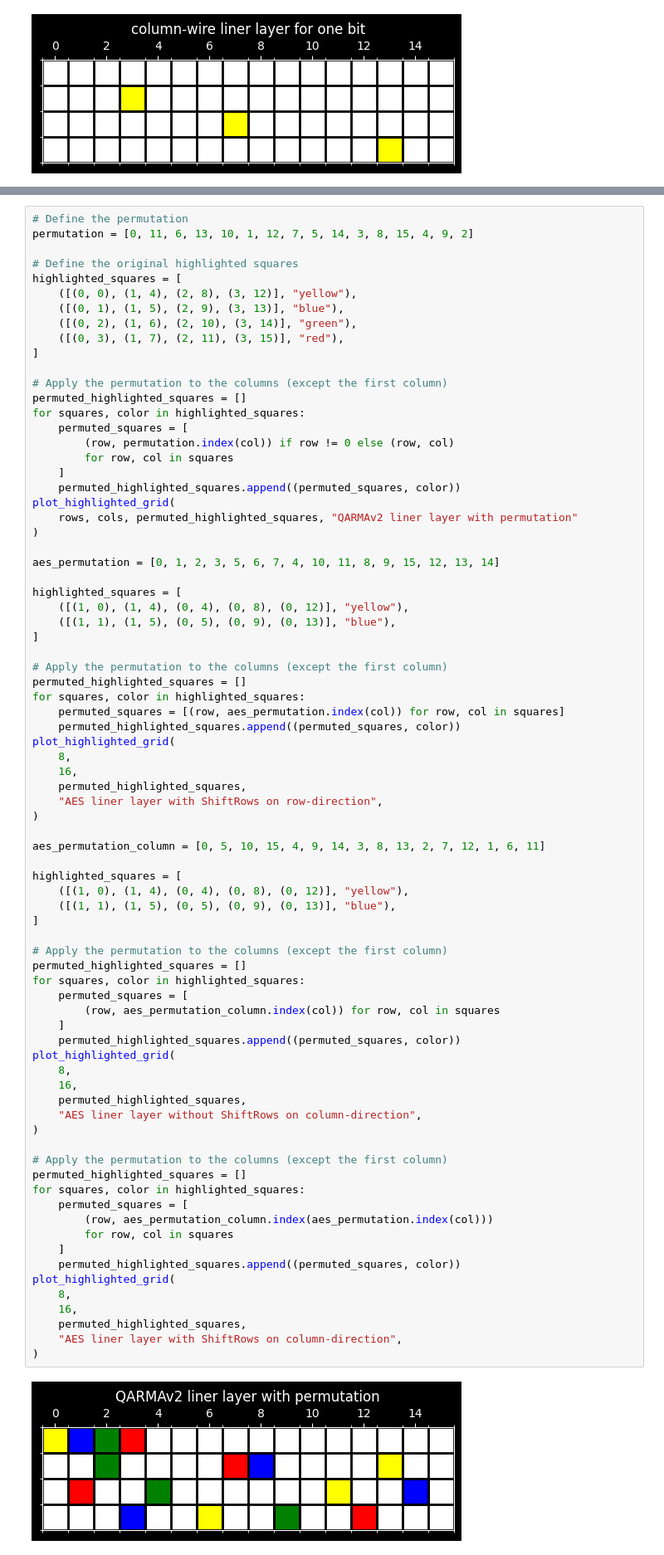
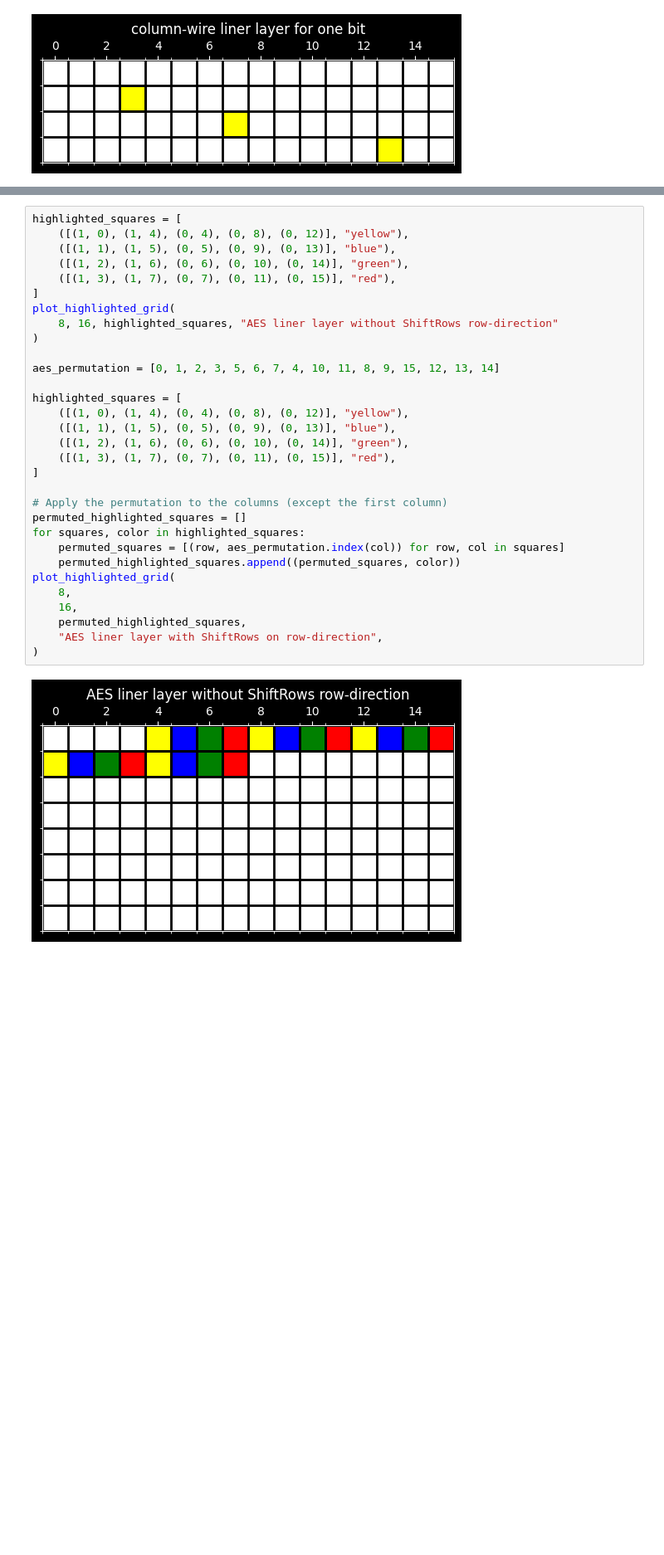
Before and after one commit to jiahaoxiang2000/misc, a Jupyter notebook: bitslicing.ipynb, the cells around one changed output, grey strips where cells are left out. Shown at 83% size. Drawn from its saved outputs; the diff is of its cells as text; blank space fills up the shorter version.

Commit message:
aes column direction linear

```diff
--- a/bitslicing.ipynb
+++ b/bitslicing.ipynb
@@ -115,80 +133,33 @@ plot_highlighted_grid(8, 16, highlighted_squares, "AES liner layer without Shift
 # %%
-# Define the permutation
-permutation = [0, 11, 6, 13, 10, 1, 12, 7, 5, 14, 3, 8, 15, 4, 9, 2]
-
-# Define the original highlighted squares
 highlighted_squares = [
-    ([(0, 0), (1, 4), (2, 8), (3, 12)], "yellow"),
-    ([(0, 1), (1, 5), (2, 9), (3, 13)], "blue"),
-    ([(0, 2), (1, 6), (2, 10), (3, 14)], "green"),
-    ([(0, 3), (1, 7), (2, 11), (3, 15)], "red"),
+    ([(1, 0), (1, 4), (0, 4), (0, 8), (0, 12)], "yellow"),
+    ([(1, 1), (1, 5), (0, 5), (0, 9), (0, 13)], "blue"),
+    ([(1, 2), (1, 6), (0, 6), (0, 10), (0, 14)], "green"),
+    ([(1, 3), (1, 7), (0, 7), (0, 11), (0, 15)], "red"),
 ]
-
-# Apply the permutation to the columns (except the first column)
-permuted_highlighted_squares = []
-for squares, color in highlighted_squares:
-    permuted_squares = [
-        (row, permutation.index(col)) if row != 0 else (row, col)
-        for row, col in squares
-    ]
-    permuted_highlighted_squares.append((permuted_squares, color))
 plot_highlighted_grid(
-    rows, cols, permuted_highlighted_squares, "QARMAv2 liner layer with permutation"
+    8, 16, highlighted_squares, "AES liner layer without ShiftRows row-direction"
 )
 
 aes_permutation = [0, 1, 2, 3, 5, 6, 7, 4, 10, 11, 8, 9, 15, 12, 13, 14]
 
 highlighted_squares = [
     ([(1, 0), (1, 4), (0, 4), (0, 8), (0, 12)], "yellow"),
     ([(1, 1), (1, 5), (0, 5), (0, 9), (0, 13)], "blue"),
+    ([(1, 2), (1, 6), (0, 6), (0, 10), (0, 14)], "green"),
+    ([(1, 3), (1, 7), (0, 7), (0, 11), (0, 15)], "red"),
 ]
 
 # Apply the permutation to the columns (except the first column)
 permuted_highlighted_squares = []
 for squares, color in highlighted_squares:
     permuted_squares = [(row, aes_permutation.index(col)) for row, col in squares]
     permuted_highlighted_squares.append((permuted_squares, color))
 plot_highlighted_grid(
     8,
     16,
     permuted_highlighted_squares,
     "AES liner layer with ShiftRows on row-direction",
 )
-
-aes_permutation_column = [0, 5, 10, 15, 4, 9, 14, 3, 8, 13, 2, 7, 12, 1, 6, 11]
-
-highlighted_squares = [
-    ([(1, 0), (1, 4), (0, 4), (0, 8), (0, 12)], "yellow"),
-    ([(1, 1), (1, 5), (0, 5), (0, 9), (0, 13)], "blue"),
-]
-
-# Apply the permutation to the columns (except the first column)
-permuted_highlighted_squares = []
-for squares, color in highlighted_squares:
-    permuted_squares = [
-        (row, aes_permutation_column.index(col)) for row, col in squares
-    ]
-    permuted_highlighted_squares.append((permuted_squares, color))
-plot_highlighted_grid(
-    8,
-    16,
-    permuted_highlighted_squares,
-    "AES liner layer without ShiftRows on column-direction",
-)
-
-# Apply the permutation to the columns (except the first column)
-permuted_highlighted_squares = []
-for squares, color in highlighted_squares:
-    permuted_squares = [
-        (row, aes_permutation_column.index(aes_permutation.index(col)))
-        for row, col in squares
-    ]
-    permuted_highlighted_squares.append((permuted_squares, color))
-plot_highlighted_grid(
-    8,
-    16,
-    permuted_highlighted_squares,
-    "AES liner layer with ShiftRows on column-direction",
-)
 # %% [output]
-[figure, old version]
+[figure, new version]
```
Also changed, not shown: parts of 3 cells of this notebook.
